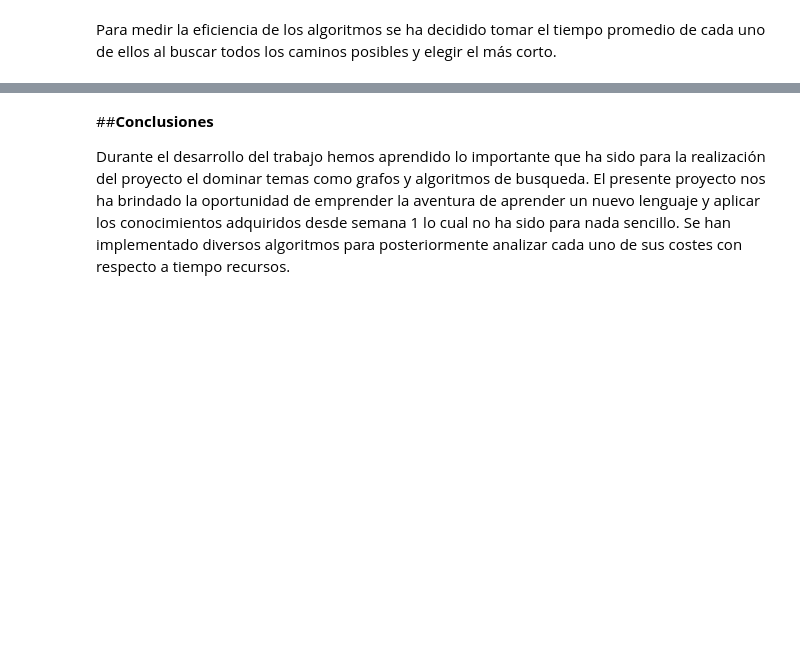
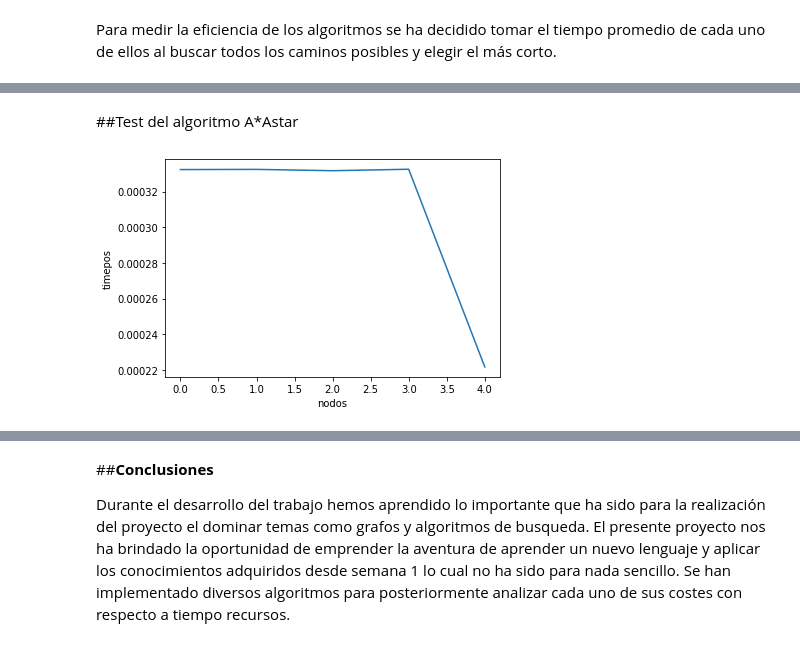
Before and after one commit to IPorteniu/CC184-Project, a Jupyter notebook: TrabajoParcial_Complejidad.ipynb, the cells around one changed output, grey strips where cells are left out. Saved outputs shown, nothing was run; the diff lists cells and outputs as text; code cells hidden in the pictures; blank space fills up the shorter version.

```diff
--- a/TrabajoParcial_Complejidad.ipynb
+++ b/TrabajoParcial_Complejidad.ipynb
@@ -437,0 +487,11 @@ Para medir la eficiencia de los algoritmos se ha decidido tomar el tiempo promed
+# %% [markdown]
+##Test del algoritmo A*Astar
+# %%
+tiempos = [0.0003323554992675781,0.0003324614308051213,0.00033171971638997394,0.0003325409359402127,0.00022167629665798612]
+import matplotlib.pyplot as plt
+plt.plot(tiempos)
+plt.ylabel('timepos')
+plt.xlabel('nodos')
+plt.show()
+# %% [output]
+[figure, added]
```
Also changed, not shown: parts of 14 cells of this notebook.
